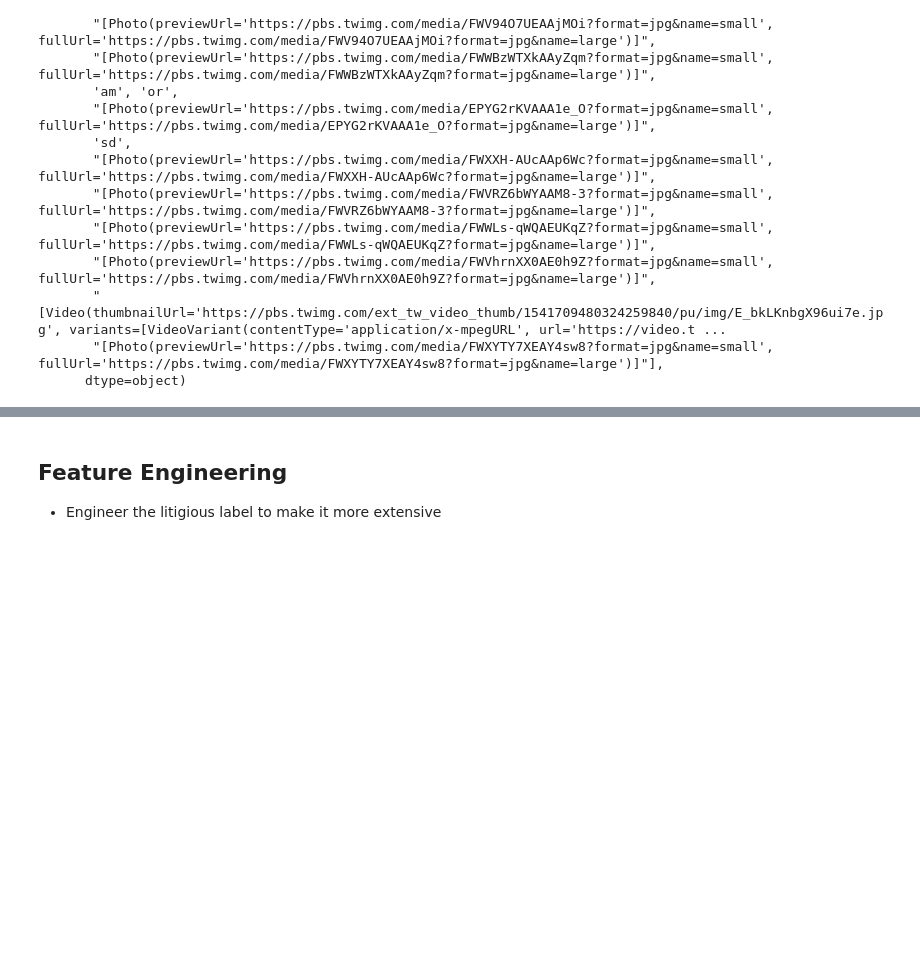
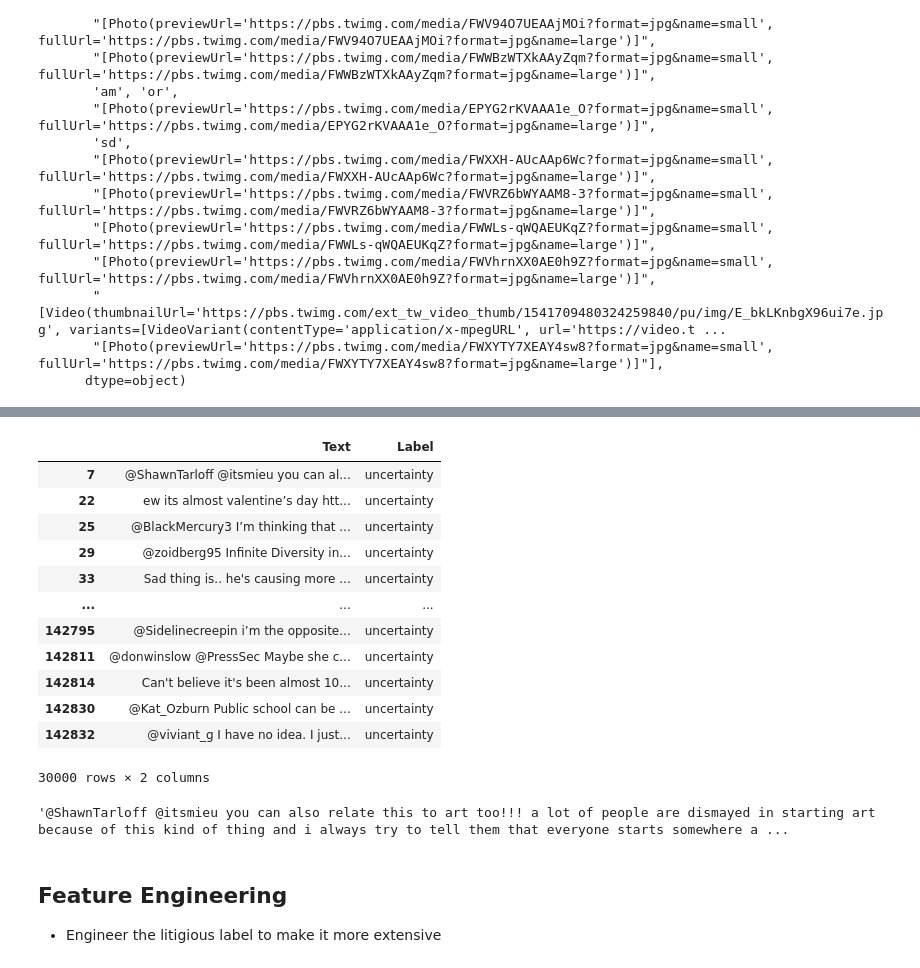
Before and after one commit to coderacheal/Sunday, a Jupyter notebook: Sentiment_analysis.ipynb, the cells around one changed output, grey strips where cells are left out. Saved outputs shown, nothing was run; the diff lists cells and outputs as text; code cells hidden in the pictures; blank space fills up the shorter version.

```diff
--- a/Sentiment_analysis.ipynb
+++ b/Sentiment_analysis.ipynb
@@ -94,3 +100,23 @@ litigious_df = english_df[df['Label'] =='litigious'][:200]
+# %%
+uncertainty_df
+# %% [output]
+|  | Text | Label |
+| 7 | @ShawnTarloff @itsmieu you can al... | uncertainty |
+| 22 | ew its almost valentine’s day htt... | uncertainty |
+| 25 | @BlackMercury3 I’m thinking that ... | uncertainty |
+| 29 | @zoidberg95 Infinite Diversity in... | uncertainty |
+| 33 | Sad thing is.. he's causing more ... | uncertainty |
+| ... | ... | ... |
+| 142795 | @Sidelinecreepin i’m the opposite... | uncertainty |
+| 142811 | @donwinslow @PressSec Maybe she c... | uncertainty |
+| 142814 | Can't believe it's been almost 10... | uncertainty |
+| 142830 | @Kat_Ozburn Public school can be ... | uncertainty |
+| 142832 | @viviant_g I have no idea. I just... | uncertainty |
+30000 rows × 2 columns
+# %%
+uncertainty_df['Text'][7]
+# %% [output]
+'@ShawnTarloff @itsmieu you can also relate this to art too!!! a lot of people are dismayed in starting art because of this kind of thing and i always try to tell them that everyone starts somewhere a ...
 # %% [markdown]
 ## Feature Engineering
 
```
Also changed, not shown: parts of 34 cells of this notebook.
